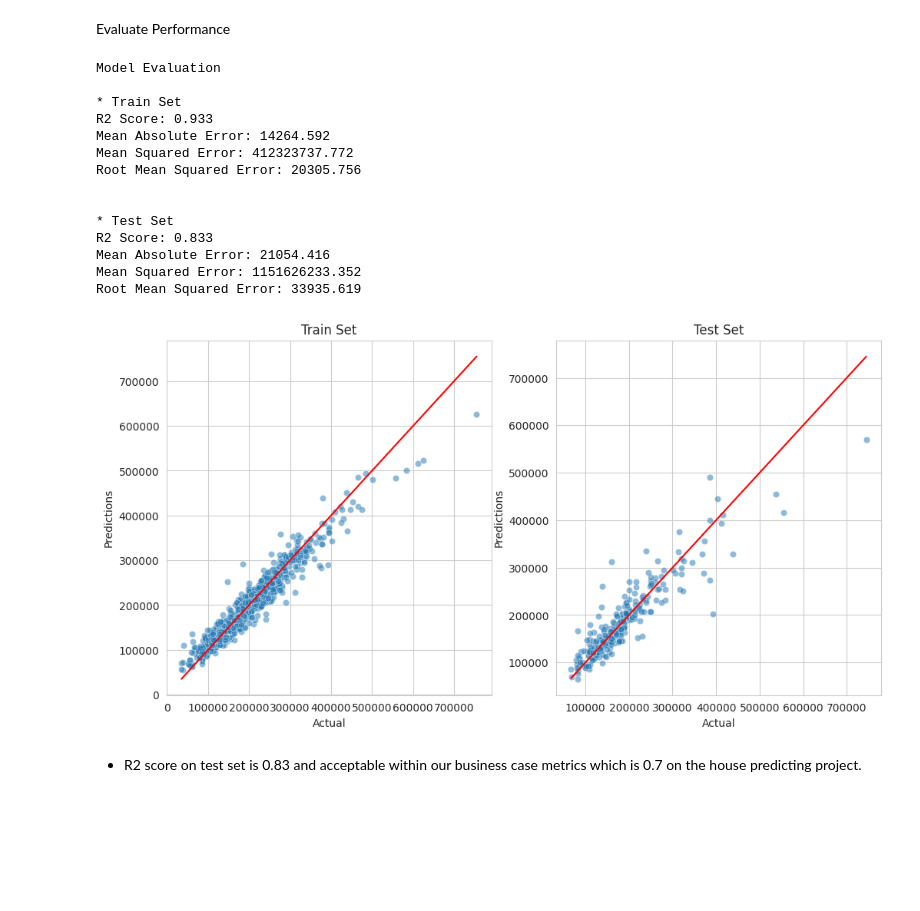
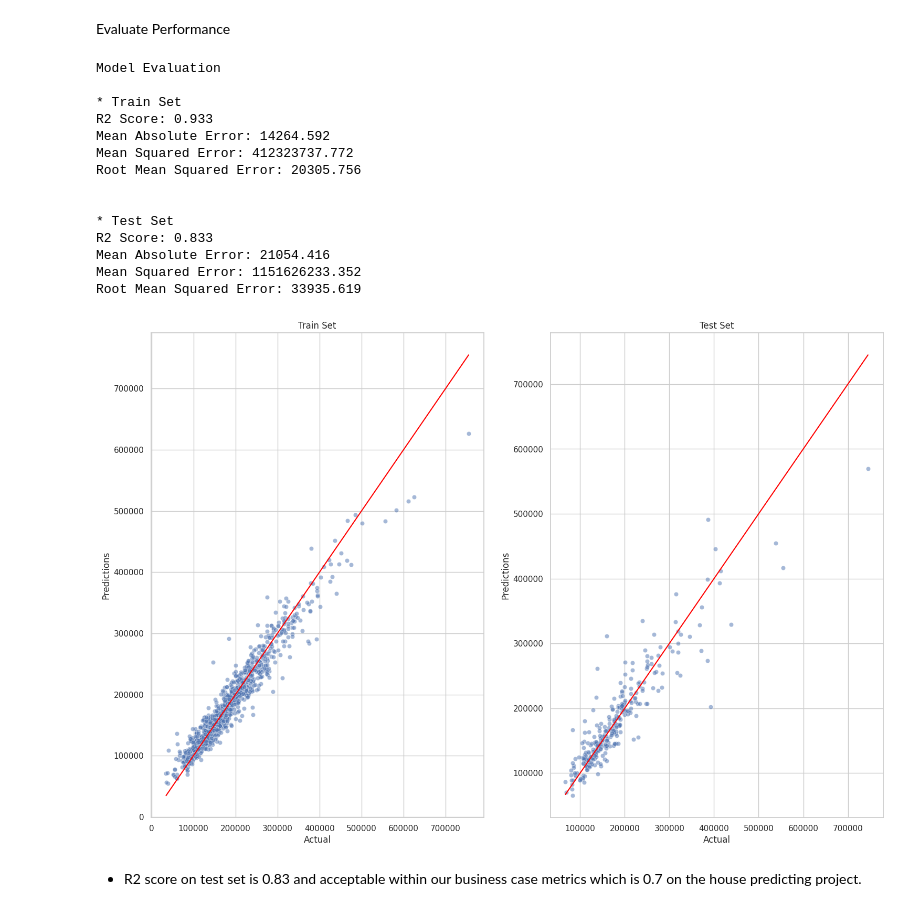
Before and after one commit to williamtyn/heritage-housing-issues, a Jupyter notebook: jupyter_notebooks/Predict Sale Price.ipynb, the cells around one changed output. Cells and saved outputs as stored; diff of their text form; code cells hidden in the pictures; blank space fills up the shorter version.

```diff
--- a/jupyter_notebooks/Predict Sale Price.ipynb
+++ b/jupyter_notebooks/Predict Sale Price.ipynb
@@ -98,7 +98,7 @@ from sklearn.feature_selection import SelectFromModel
 
 def PipelineOptimization(model):
     pipeline_base = Pipeline([
-        ("CategoricalImputer",CategoricalImputer(imputation_method='missing',fill_value='None',
+        ("CategoricalImputer",CategoricalImputer(imputation_method='missing',fill_value='Unf',
                                                 variables=['GarageFinish', 'BsmtFinType1'])), # Replace NaN with None
 
         ("MeanMedianImputer",MeanMedianImputer(imputation_method='mean',
@@ -325,7 +325,7 @@ best_parameters
 # %% [markdown]
 Define the best regressor, based on search
 # %%
-best_regressor_pipeline = grid_search_pipelines[best_model].best_estimator_
-best_regressor_pipeline
+pipeline_regressor = grid_search_pipelines[best_model].best_estimator_
+pipeline_regressor
 # %% [output]
 Pipeline(steps=[('CategoricalImputer',
@@ -348,8 +348,11 @@ Pipeline(steps=[('CategoricalImputer',
 # %% [markdown]
 **Evaluate performance on Train and Test Sets**
 # %%
-from sklearn.metrics import r2_score, mean_squared_error, mean_absolute_error
-import numpy as np
+from sklearn.metrics import mean_squared_error, mean_absolute_error
+import matplotlib.pyplot as plt
+import seaborn as sns
+%matplotlib inline
+sns.set(style="whitegrid")
 
 
 def regression_performance(X_train, y_train, X_test, y_test, pipeline):
@@ -365,16 +368,17 @@ def regression_evaluation(X, y, pipeline):
     print('R2 Score:', r2_score(y, prediction).round(3))
     print('Mean Absolute Error:', mean_absolute_error(y, prediction).round(3))
     print('Mean Squared Error:', mean_squared_error(y, prediction).round(3))
-    print('Root Mean Squared Error:', np.sqrt(
-        mean_squared_error(y, prediction)).round(3))
+    print('Root Mean Squared Error:',
+          np.sqrt(mean_squared_error(y, prediction)).round(3))
     print("\n")
 
 
-def regression_evaluation_plots(X_train, y_train, X_test, y_test, pipeline, alpha_scatter=0.5):
+def regression_evaluation_plots(X_train, y_train, X_test, y_test, pipeline,
+                                alpha_scatter=0.5):
     pred_train = pipeline.predict(X_train)
     pred_test = pipeline.predict(X_test)
 
-    fig, axes = plt.subplots(nrows=1, ncols=2, figsize=(12, 6))
+    fig, axes = plt.subplots(nrows=1, ncols=2, figsize=(18, 12))
     sns.scatterplot(x=y_train, y=pred_train, alpha=alpha_scatter, ax=axes[0])
     sns.lineplot(x=y_train, y=y_train, color='red', ax=axes[0])
     axes[0].set_xlabel("Actual")
@@ -391,24 +395,25 @@ def regression_evaluation_plots(X_train, y_train, X_test, y_test, pipeline, alph
 # %% [markdown]
 Evaluate Performance
 # %%
-regression_performance(X_train, y_train, X_test, y_test, best_regressor_pipeline)
-regression_evaluation_plots(X_train, y_train, X_test, y_test, best_regressor_pipeline)
+regression_performance(X_train, y_train, X_test, y_test, pipeline_regressor)
+regression_evaluation_plots(X_train, y_train, X_test, y_test,
+                            pipeline_regressor)
 # %% [output]
 Model Evaluation
 
 * Train Set
 R2 Score: 0.933
 Mean Absolute Error: 14264.592
 Mean Squared Error: 412323737.772
 Root Mean Squared Error: 20305.756
 
 
 * Test Set
 R2 Score: 0.833
 Mean Absolute Error: 21054.416
 Mean Squared Error: 1151626233.352
 Root Mean Squared Error: 33935.619
-[figure, old version]
+[figure, new version]
 # %% [markdown]
 * R2 score on test set is 0.83 and acceptable within our business case metrics which is 0.7 on the house predicting project.
 # %% [markdown]
```
Also changed, not shown: parts of 4 cells of this notebook, 3 other files.
